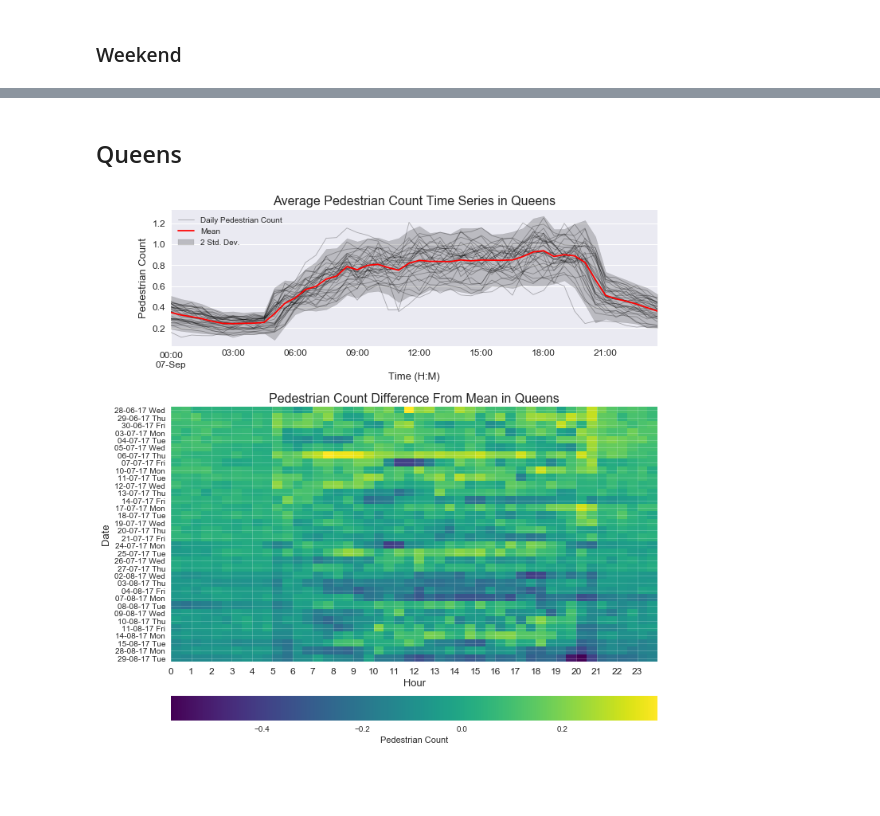
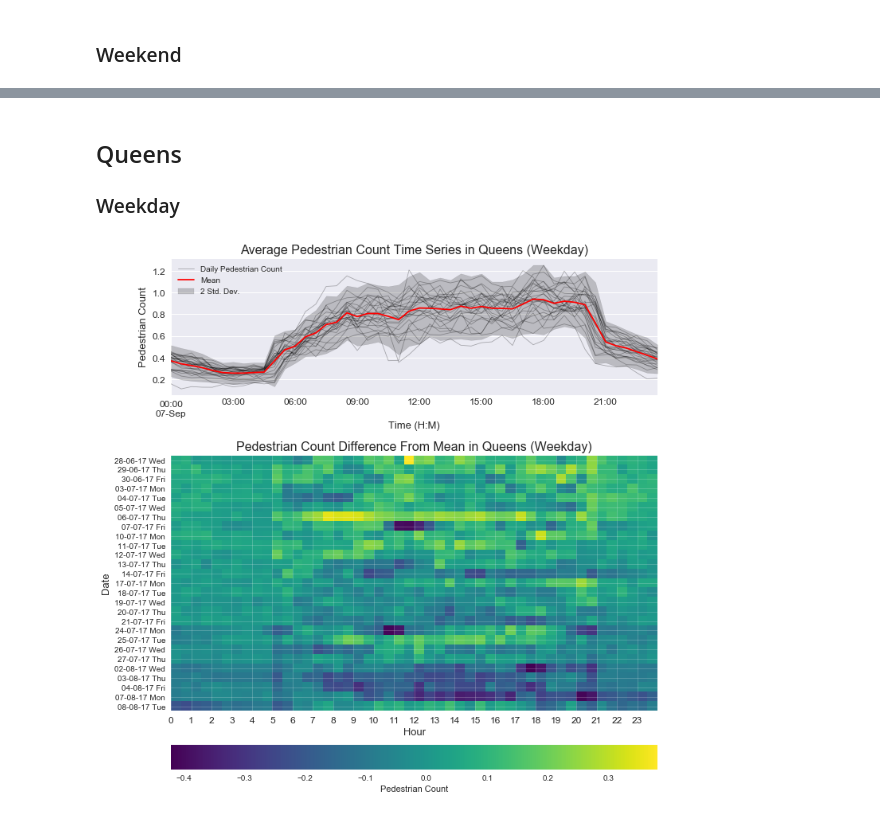
Before and after one commit to basyavasya-honmono/hadive, a Jupyter notebook: notebooks/1.3-JV-Anomalies.ipynb, the cells around one changed output, grey strips where cells are left out. Saved outputs shown, nothing was run; the diff lists cells and outputs as text; code cells hidden in the pictures; blank space fills up the shorter version.

```diff
--- a/notebooks/1.3-JV-Anomalies.ipynb
+++ b/notebooks/1.3-JV-Anomalies.ipynb
@@ -170,8 +248,15 @@ plot_cam_anoms(df[(df.boro == "Bronx") & (df.people == 1.)],
 # %% [markdown]
 ## Queens
+### Weekday
 # %%
-plot_cam_anoms(df[(df.boro == "Queens") & (df.people == 1.)],
-               titles=("Average Pedestrian Count Time Series in Queens",
-                       "Pedestrian Count Difference From Mean in Queens"))
+tmp = calc_daily_avg(df[(df.boro == "Queens") &
+                        (df.people == 1.) &
+                        (df.index.weekday < 5) &
+                        (df.index < pd.datetime(2017, 8, 9))])
+
+plot_daily_avg(
+    tmp,
+    titles=("Average Pedestrian Count Time Series in Queens (Weekday)",
+            "Pedestrian Count Difference From Mean in Queens (Weekday)"))
 # %% [output]
-[figure, old version]
+[figure, new version]
```
Also changed, not shown: parts of 28 cells of this notebook.
